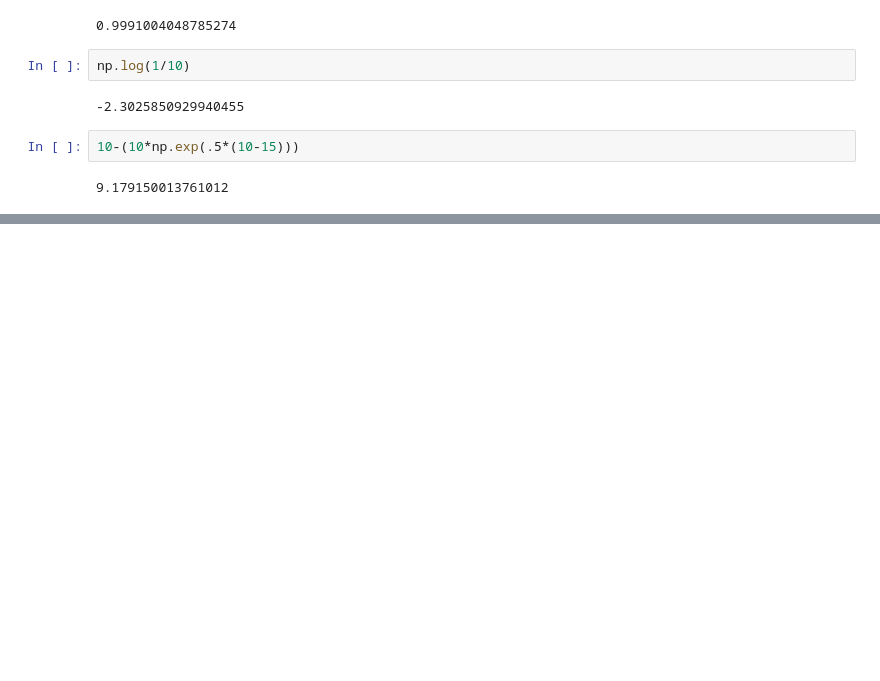
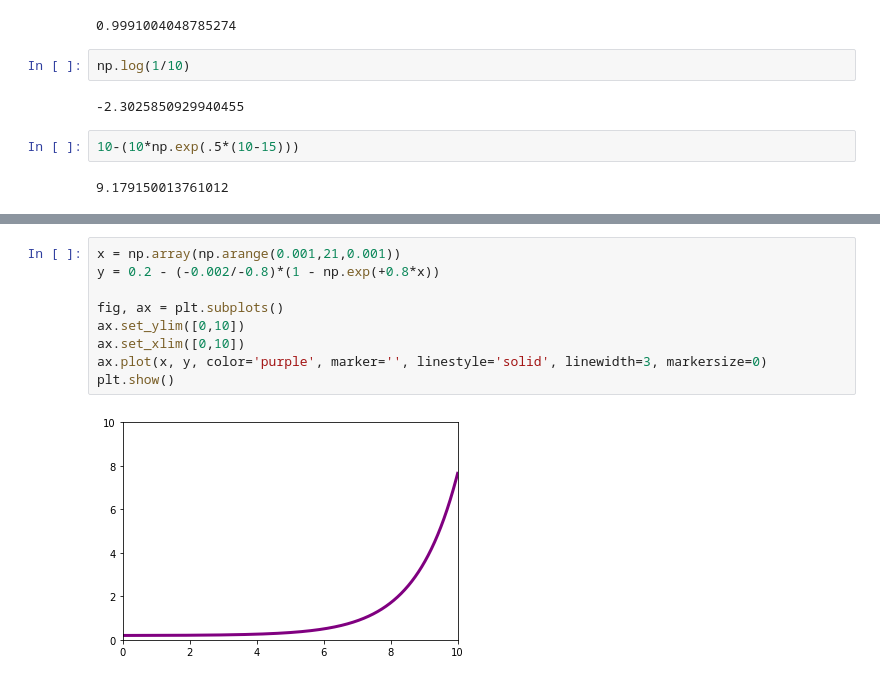
Before and after one commit to seanbhart/gandalf_lotr, a Jupyter notebook: math.ipynb, the cells around one changed output, grey strips where cells are left out. Drawn from its saved outputs; the diff is of its cells as text; blank space fills up the shorter version.

```diff
--- a/math.ipynb
+++ b/math.ipynb
@@ -115,0 +127,11 @@ np.log(1/10)
+# %%
+x = np.array(np.arange(0.001,21,0.001))
+y = 0.2 - (-0.002/-0.8)*(1 - np.exp(+0.8*x))
+
+fig, ax = plt.subplots()
+ax.set_ylim([0,10])
+ax.set_xlim([0,10])
+ax.plot(x, y, color='purple', marker='', linestyle='solid', linewidth=3, markersize=0)
+plt.show()
+# %% [output]
+[figure, added]
```
Also changed, not shown: parts of 5 cells of this notebook, 3 other files.
